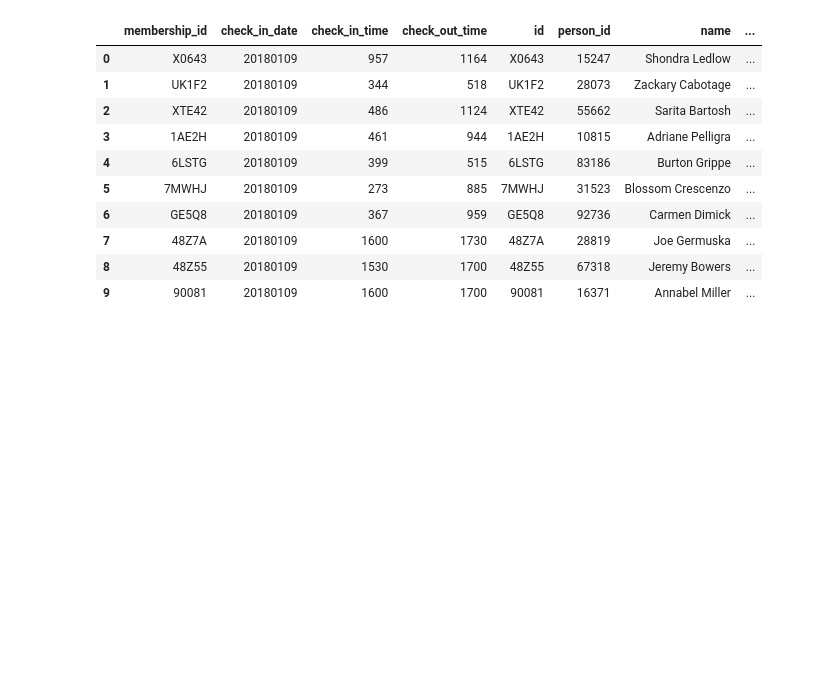
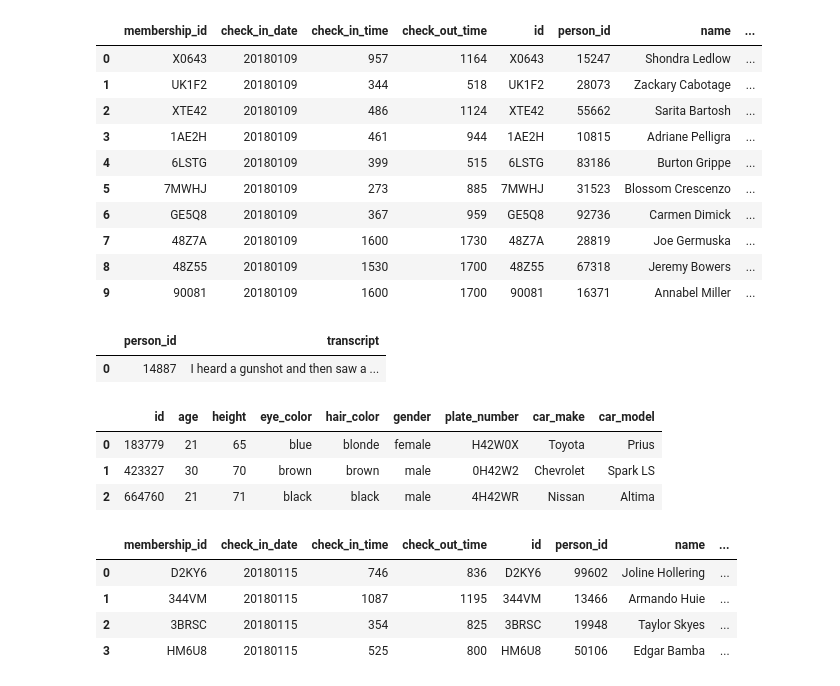
Before and after one commit to LuTaOr/Team_Sherlock, a Jupyter notebook: Challenge_v01/Parte_I_SQL Game.ipynb, the cells around one changed output. Drawn from its saved outputs; the diff is of its cells as text; code cells hidden in the pictures; blank space fills up the shorter version.

```diff
--- a/Challenge_v01/Parte_I_SQL Game.ipynb
+++ b/Challenge_v01/Parte_I_SQL Game.ipynb
@@ -178,3 +178,43 @@ pd.read_sql(query, con = connection)
 | 7 | 48Z7A | 20180109 | 1600 | 1730 | 48Z7A | 28819 | Joe Germuska | ... |
 | 8 | 48Z55 | 20180109 | 1530 | 1700 | 48Z55 | 67318 | Jeremy Bowers | ... |
 | 9 | 90081 | 20180109 | 1600 | 1700 | 90081 | 16371 | Annabel Miller | ... |
+# %%
+query = '''
+SELECT *
+FROM interview
+WHERE person_id = 14887
+'''
+
+pd.read_sql(query, con = connection)
+# %% [output]
+|  | person_id | transcript |
+| 0 | 14887 | I heard a gunshot and then saw a ... |
+# %%
+query = '''
+SELECT *
+FROM drivers_license
+WHERE plate_number LIKE "%H42W%"
+'''
+
+pd.read_sql(query, con = connection)
+# %% [output]
+|  | id | age | height | eye_color | hair_color | gender | plate_number | car_make | car_model |
+| 0 | 183779 | 21 | 65 | blue | blonde | female | H42W0X | Toyota | Prius |
+| 1 | 423327 | 30 | 70 | brown | brown | male | 0H42W2 | Chevrolet | Spark LS |
+| 2 | 664760 | 21 | 71 | black | black | male | 4H42WR | Nissan | Altima |
+# %%
+query = '''
+SELECT gci.* ,gm.*
+FROM get_fit_now_check_in gci
+LEFT JOIN get_fit_now_member as gm
+ON gci.membership_id = gm.id
+WHERE check_in_date = 20180115
+'''
+
+pd.read_sql(query, con = connection)
+# %% [output]
+|  | membership_id | check_in_date | check_in_time | check_out_time | id | person_id | name | ... |
+| 0 | D2KY6 | 20180115 | 746 | 836 | D2KY6 | 99602 | Joline Hollering | ... |
+| 1 | 344VM | 20180115 | 1087 | 1195 | 344VM | 13466 | Armando Huie | ... |
+| 2 | 3BRSC | 20180115 | 354 | 825 | 3BRSC | 19948 | Taylor Skyes | ... |
+| 3 | HM6U8 | 20180115 | 525 | 800 | HM6U8 | 50106 | Edgar Bamba | ... |
```
Also changed, not shown: parts of 5 cells of this notebook, 1 other file.
